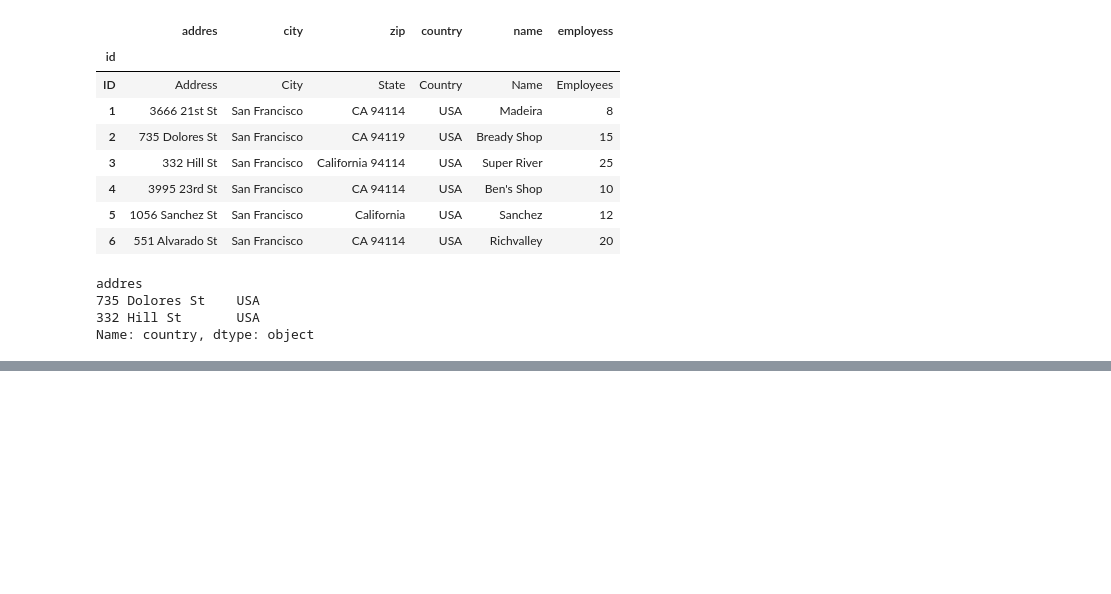
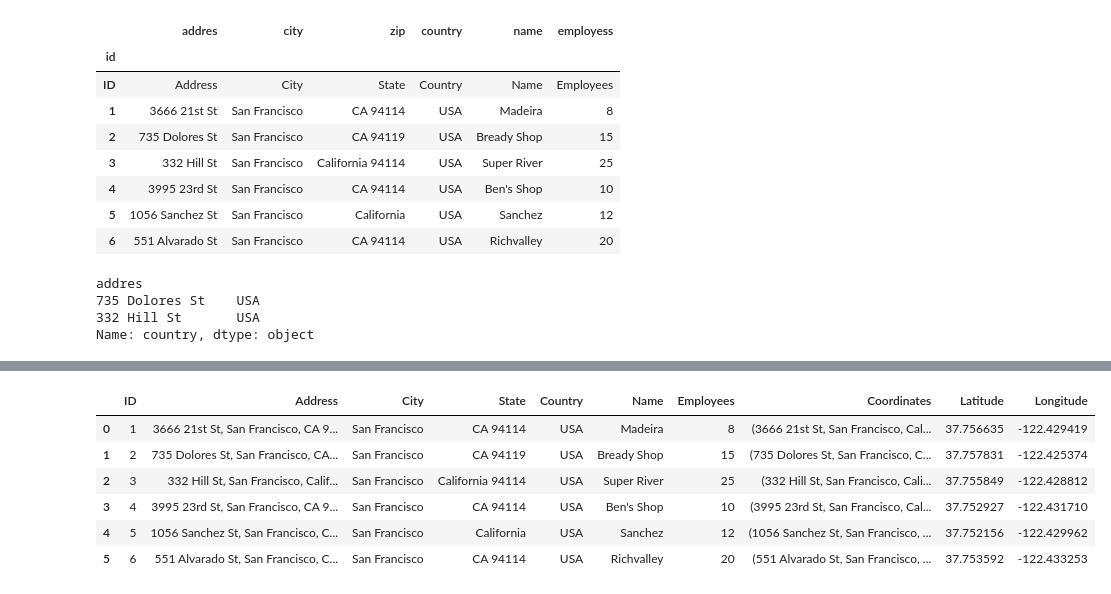
Before and after one commit to Dunlag/Wiki-Python, a Jupyter notebook: 10 -Pruebas del Curso Udemy/supermarkets/abrirArchivos.ipynb, the cells around one changed output, grey strips where cells are left out. Cells and saved outputs as stored; diff of their text form; code cells hidden in the pictures; blank space fills up the shorter version.

```diff
--- a/10 -Pruebas del Curso Udemy/supermarkets/abrirArchivos.ipynb
+++ b/10 -Pruebas del Curso Udemy/supermarkets/abrirArchivos.ipynb
@@ -131,0 +189,3 @@ Name: country, dtype: object
+# %%
+df=pandas.read_csv("supermarkets.csv")
+df
@@ -131,0 +200,3 @@ Name: country, dtype: object
+# %%
+df["Address"] = df["Address"] + ", " + df["City"] + ", " + df["State"] + ", " + df["Country"]
+df
@@ -131,0 +211,3 @@ Name: country, dtype: object
+# %%
+df["Coordinates"] = df["Address"].apply(nom.geocode)
+df.Coordinates
@@ -131,0 +226,3 @@ Name: country, dtype: object
+# %%
+df["Latitude"] = df["Coordinates"].apply(lambda x: x.latitude if x else None)
+df
@@ -131,0 +237,11 @@ Name: country, dtype: object
+# %%
+df["Longitude"] = df["Coordinates"].apply(lambda x: x.longitude if x else None)
+df
+# %% [output]
+|  | ID | Address | City | State | Country | Name | Employees | Coordinates | Latitude | Longitude |
+| 0 | 1 | 3666 21st St, San Francisco, CA 9... | San Francisco | CA 94114 | USA | Madeira | 8 | (3666 21st St, San Francisco, Cal... | 37.756635 | -122.429419 |
+| 1 | 2 | 735 Dolores St, San Francisco, CA... | San Francisco | CA 94119 | USA | Bready Shop | 15 | (735 Dolores St, San Francisco, C... | 37.757831 | -122.425374 |
+| 2 | 3 | 332 Hill St, San Francisco, Calif... | San Francisco | California 94114 | USA | Super River | 25 | (332 Hill St, San Francisco, Cali... | 37.755849 | -122.428812 |
+| 3 | 4 | 3995 23rd St, San Francisco, CA 9... | San Francisco | CA 94114 | USA | Ben's Shop | 10 | (3995 23rd St, San Francisco, Cal... | 37.752927 | -122.431710 |
+| 4 | 5 | 1056 Sanchez St, San Francisco, C... | San Francisco | California | USA | Sanchez | 12 | (1056 Sanchez St, San Francisco, ... | 37.752156 | -122.429962 |
+| 5 | 6 | 551 Alvarado St, San Francisco, C... | San Francisco | CA 94114 | USA | Richvalley | 20 | (551 Alvarado St, San Francisco, ... | 37.753592 | -122.433253 |
```
Also changed, not shown: parts of 13 cells of this notebook, 1 other file.
